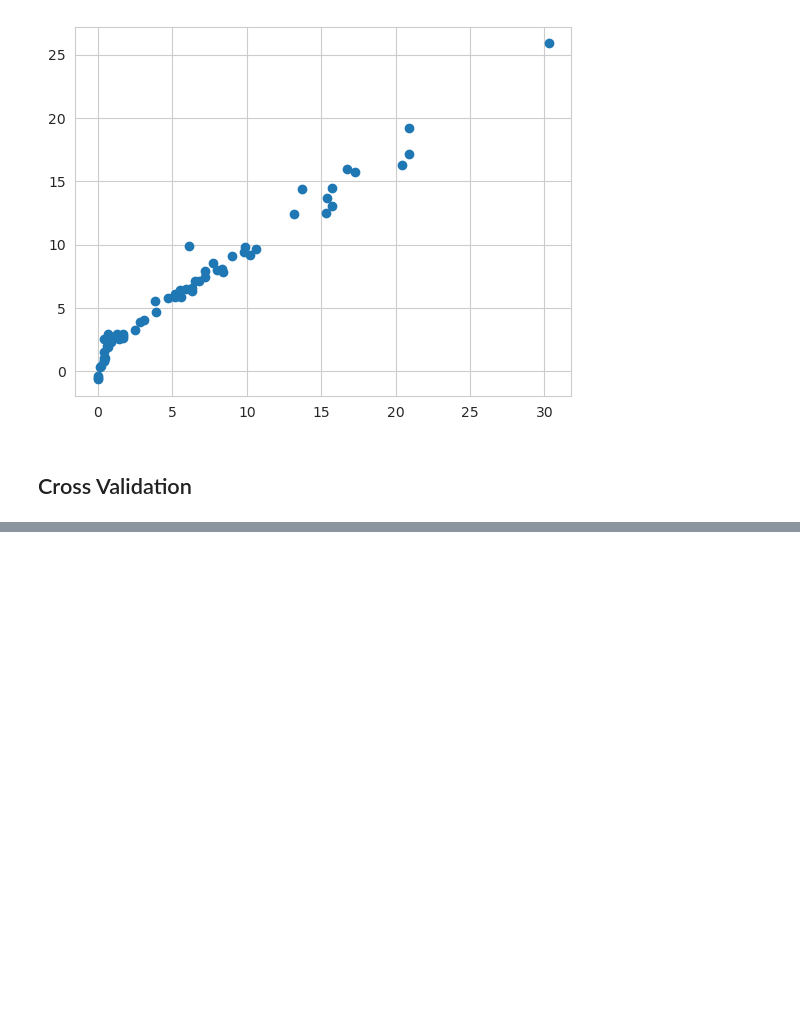
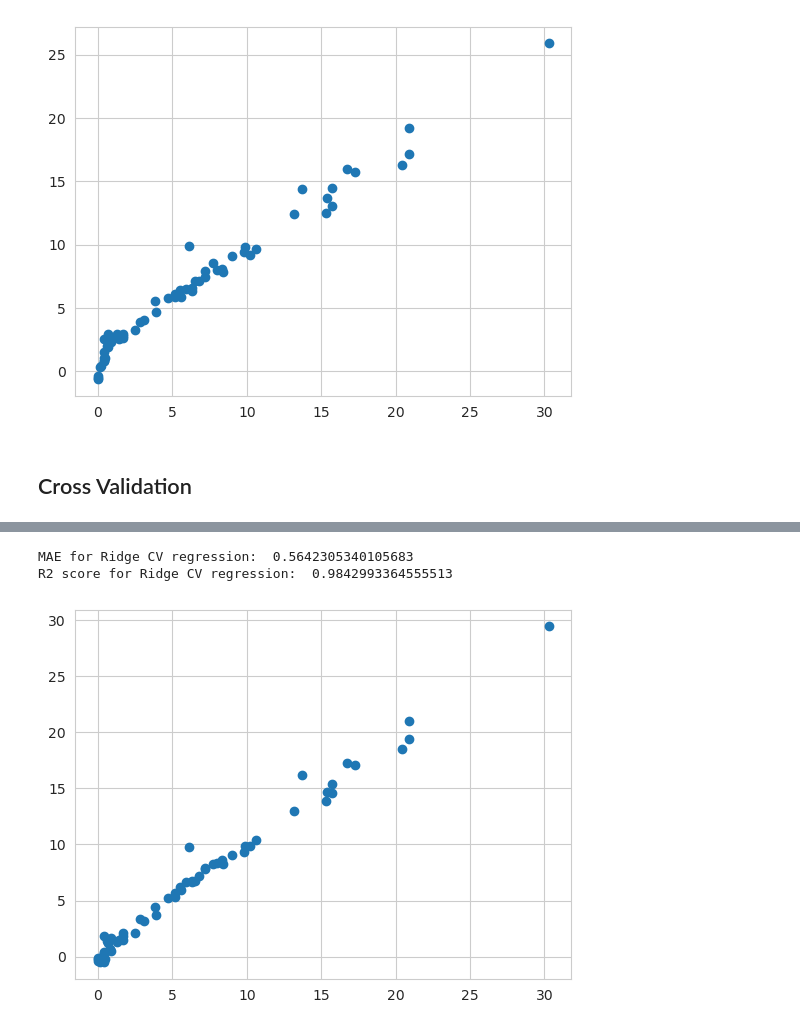
Before and after one commit to DanielEXT10/DataScience, a Jupyter notebook: Algerian_forest_fires/notebooks/Model_trianing.ipynb, the cells around one changed output, grey strips where cells are left out. Saved outputs shown, nothing was run; the diff lists cells and outputs as text; code cells hidden in the pictures; blank space fills up the shorter version.

```diff
--- a/Algerian_forest_fires/Model_trianing.ipynb
+++ b/Algerian_forest_fires/notebooks/Model_trianing.ipynb
@@ -376,0 +486,12 @@ Once cross-validation is complete, here are key insights to analyze:
+# %%
+mae_ridgecv = mean_absolute_error(y_test,y_pred4)
+r2_ridgecv = r2_score(y_test,y_pred4)
+print('MAE for Ridge CV regression: ', mae_ridgecv)
+print('R2 score for Ridge CV regression: ', r2_ridgecv)
+
+plt.scatter(y_test,y_pred4)
+plt.show()
+# %% [output]
+MAE for Ridge CV regression:  0.5642305340105683
+R2 score for Ridge CV regression:  0.9842993364555513
+[figure, added]
```
Also changed, not shown: parts of 17 cells of this notebook, 8 other files.
